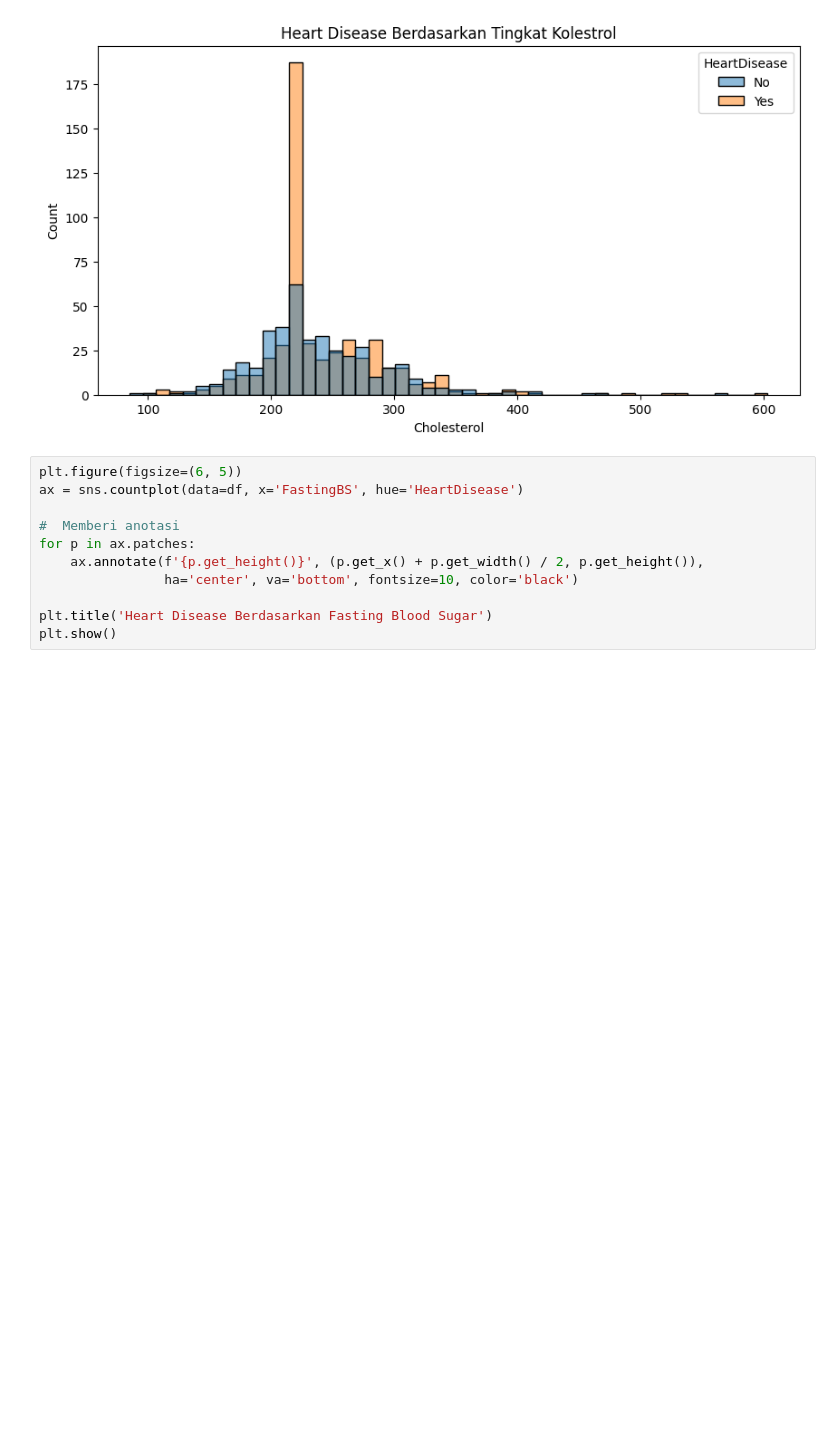
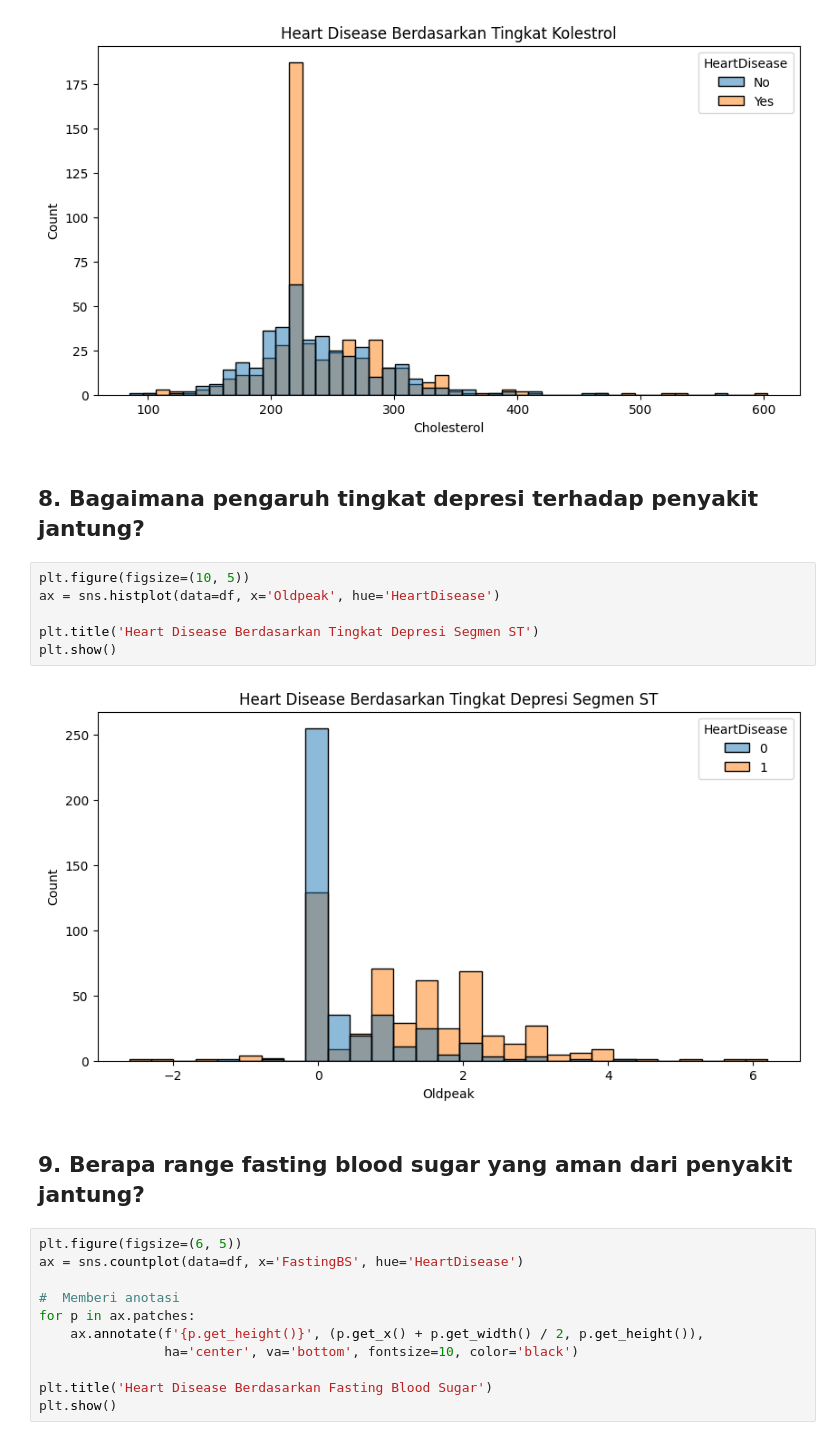
Before and after one commit to NandoAACF/Heart-Disease-Prediction, a Jupyter notebook: Notebook_EDA.ipynb, the cells around one changed output. Drawn from its saved outputs; the diff is of its cells as text; blank space fills up the shorter version.

```diff
--- a/Notebook_EDA.ipynb
+++ b/Notebook_EDA.ipynb
@@ -186,6 +225,18 @@ plt.title('Heart Disease Berdasarkan Tingkat Kolestrol')
 plt.show()
 # %% [output]
 [figure]
+# %% [markdown]
+## **8. Bagaimana pengaruh tingkat depresi terhadap penyakit jantung?**
+# %%
+plt.figure(figsize=(10, 5))
+ax = sns.histplot(data=df, x='Oldpeak', hue='HeartDisease')
+
+plt.title('Heart Disease Berdasarkan Tingkat Depresi Segmen ST')
+plt.show()
+# %% [output]
+[figure, added]
+# %% [markdown]
+## **9. Berapa range fasting blood sugar yang aman dari penyakit jantung?**
 # %%
 plt.figure(figsize=(6, 5))
 ax = sns.countplot(data=df, x='FastingBS', hue='HeartDisease')
```
Also changed, not shown: parts of 22 cells of this notebook, 2 other files.
